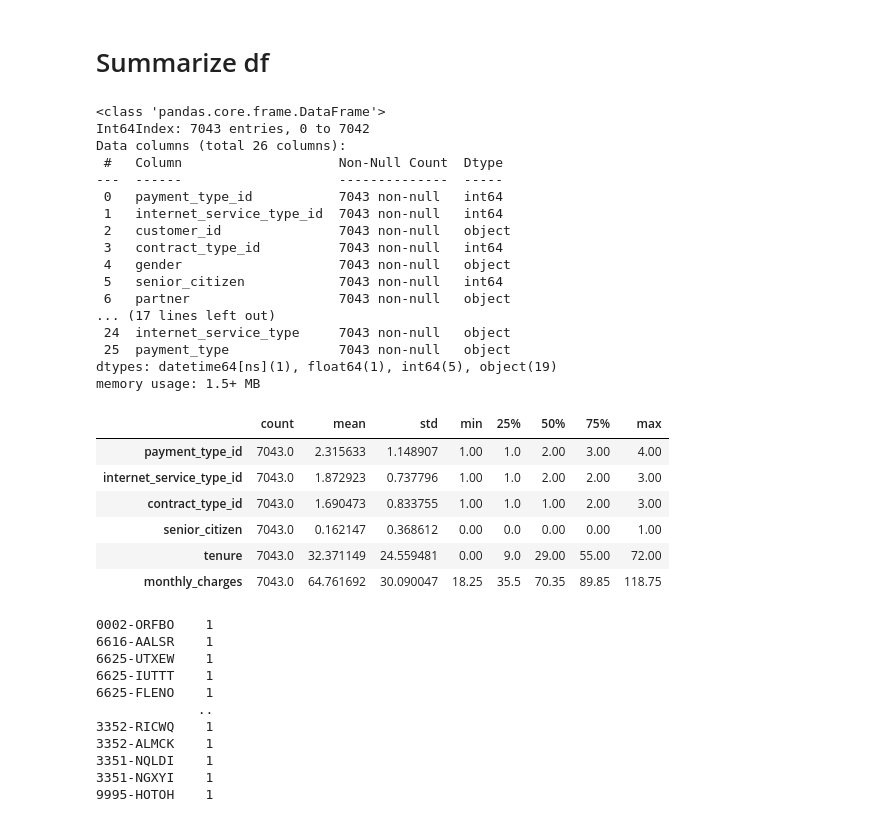
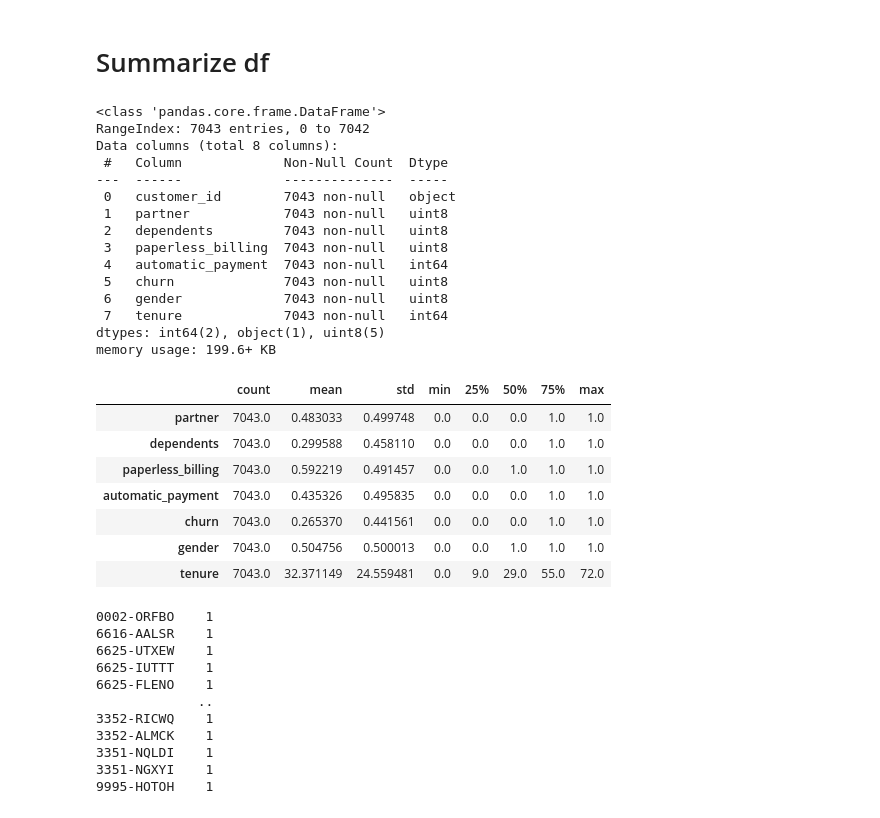
Before and after one commit to Keila-Camarillo/telco_project, a Jupyter notebook: non_final_report.ipynb, the cells around one changed output. Drawn from its saved outputs; the diff is of its cells as text; code cells hidden in the pictures.

```diff
--- a/non_final_report.ipynb
+++ b/non_final_report.ipynb
@@ -43,40 +48,65 @@ df
 | 7041 | 2 | 1 | 9993-LHIEB | 3 | Male | 0 | ... |
 | 7042 | 1 | 1 | 9995-HOTOH | 3 | Male | 0 | ... |
 7043 rows × 26 columns
+# %%
+def prep_telco(df):
+    '''
+    The function will clean the telco dataset.
+    The function will also return to dataframes:
+    '''
+    # encoding payment type automatic payment equals 1 and non_automatic equals 0
+    df["automatic_payment"] = df["payment_type"].map({"Bank transfer (automatic)": 1, "Credit card (automatic)": 1, "Mailed check": 0, "Electronic check": 0})
+
+    # create dummies
+    dummy_df = pd.get_dummies(df[["partner",
+                                 "dependents",
+                                 "paperless_billing",
+                                 "churn",
+                                 "gender"]],
+                              drop_first=True)
+    df = pd.concat([df, dummy_df], axis=1)
+    # rename columns
+    df = df[["customer_id","partner_Yes", "dependents_Yes", "paperless_billing_Yes", "automatic_payment", "churn_Yes", "gender_Male", "tenure"]]
+
+    df = df.rename(columns={"partner_Yes": "partner", "dependents_Yes": "dependents", "paperless_billing_Yes": "paperless_billing", "churn_Yes": "churn", "gender_Male": "gender" })
+    # df for modeling
+
+    return df
 # %% [markdown]
 # Summarize df
+# %%
+df_2 = prep_telco(df)
 # %%
 # Get information about df, such as column names, rows, datatypes, non-missing values
-df.info()
+df_2.info()
 # %% [output]
 <class 'pandas.core.frame.DataFrame'>
-Int64Index: 7043 entries, 0 to 7042
-Data columns (total 26 columns):
- #   Column                    Non-Null Count  Dtype
----  ------                    --------------  -----
- 0   payment_type_id           7043 non-null   int64
- 1   internet_service_type_id  7043 non-null   int64
- 2   customer_id               7043 non-null   object
- 3   contract_type_id          7043 non-null   int64
- 4   gender                    7043 non-null   object
- 5   senior_citizen            7043 non-null   int64
- 6   partner                   7043 non-null   object
-... (17 lines left out)
- 24  internet_service_type     7043 non-null   object
- 25  payment_type              7043 non-null   object
-dtypes: datetime64[ns](1), float64(1), int64(5), object(19)
-memory usage: 1.5+ MB
+RangeIndex: 7043 entries, 0 to 7042
+Data columns (total 8 columns):
+ #   Column             Non-Null Count  Dtype
+---  ------             --------------  -----
+ 0   customer_id        7043 non-null   object
+ 1   partner            7043 non-null   uint8
+ 2   dependents         7043 non-null   uint8
+ 3   paperless_billing  7043 non-null   uint8
+ 4   automatic_payment  7043 non-null   int64
+ 5   churn              7043 non-null   uint8
+ 6   gender             7043 non-null   uint8
+ 7   tenure             7043 non-null   int64
+dtypes: int64(2), object(1), uint8(5)
+memory usage: 199.6+ KB
 # %%
 # Get summary statistics for numeric columns.
-df.describe().T
+df_2.describe().T
 # %% [output]
 |  | count | mean | std | min | 25% | 50% | 75% | max |
-| payment_type_id | 7043.0 | 2.315633 | 1.148907 | 1.00 | 1.0 | 2.00 | 3.00 | 4.00 |
-| internet_service_type_id | 7043.0 | 1.872923 | 0.737796 | 1.00 | 1.0 | 2.00 | 2.00 | 3.00 |
-| contract_type_id | 7043.0 | 1.690473 | 0.833755 | 1.00 | 1.0 | 1.00 | 2.00 | 3.00 |
-| senior_citizen | 7043.0 | 0.162147 | 0.368612 | 0.00 | 0.0 | 0.00 | 0.00 | 1.00 |
-| tenure | 7043.0 | 32.371149 | 24.559481 | 0.00 | 9.0 | 29.00 | 55.00 | 72.00 |
-| monthly_charges | 7043.0 | 64.761692 | 30.090047 | 18.25 | 35.5 | 70.35 | 89.85 | 118.75 |
+| partner | 7043.0 | 0.483033 | 0.499748 | 0.0 | 0.0 | 0.0 | 1.0 | 1.0 |
+| dependents | 7043.0 | 0.299588 | 0.458110 | 0.0 | 0.0 | 0.0 | 1.0 | 1.0 |
+| paperless_billing | 7043.0 | 0.592219 | 0.491457 | 0.0 | 0.0 | 1.0 | 1.0 | 1.0 |
+| automatic_payment | 7043.0 | 0.435326 | 0.495835 | 0.0 | 0.0 | 0.0 | 1.0 | 1.0 |
+| churn | 7043.0 | 0.265370 | 0.441561 | 0.0 | 0.0 | 0.0 | 1.0 | 1.0 |
+| gender | 7043.0 | 0.504756 | 0.500013 | 0.0 | 0.0 | 1.0 | 1.0 | 1.0 |
+| tenure | 7043.0 | 32.371149 | 24.559481 | 0.0 | 9.0 | 29.0 | 55.0 | 72.0 |
 # %%
 # Use .describe with object columns.
 
```
Also changed, not shown: parts of 90 cells of this notebook, 7 other files.
